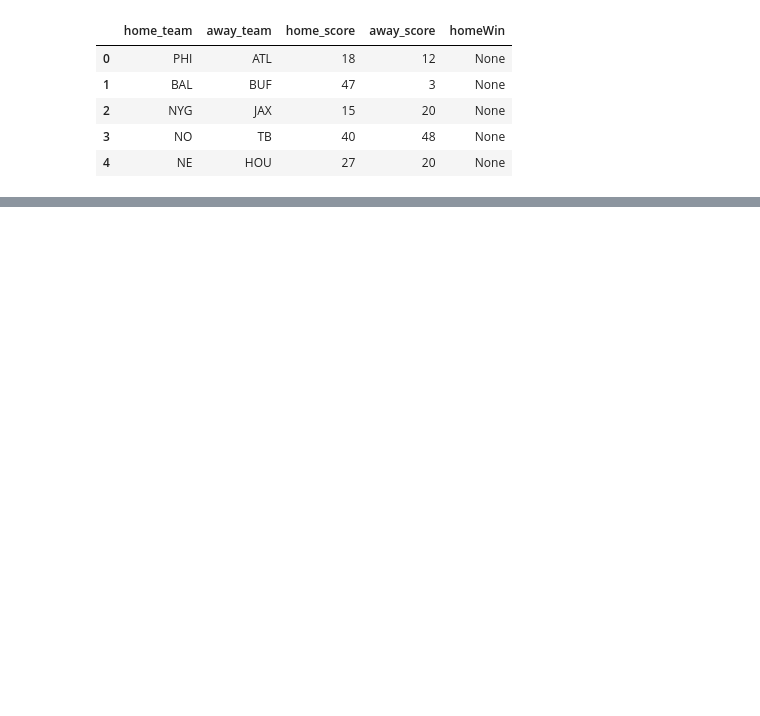
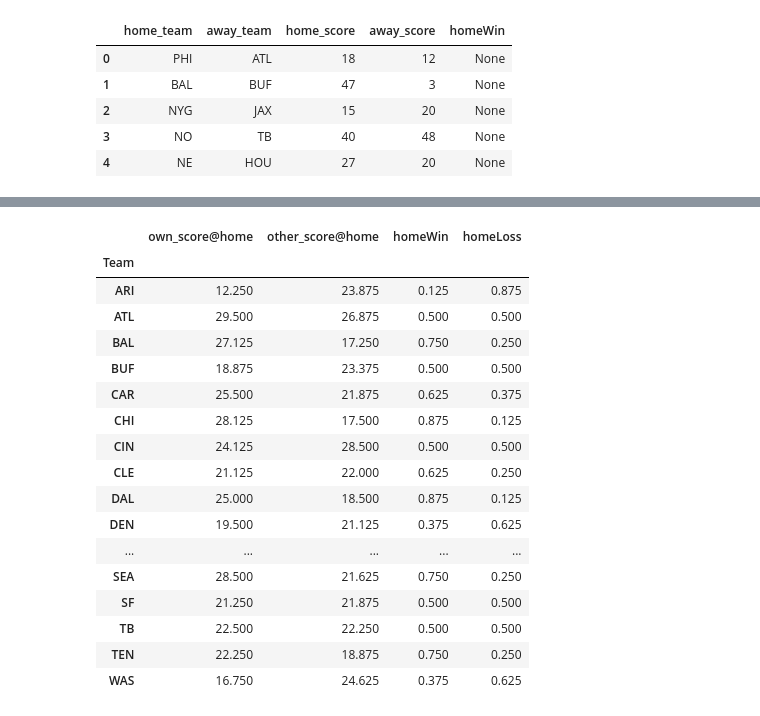
Before and after one commit to Mattyapolis/NFL-Home-Away-Analysis-, a Jupyter notebook: Home Score.ipynb, the cells around one changed output, grey strips where cells are left out. Saved outputs shown, nothing was run; the diff lists cells and outputs as text; code cells hidden in the pictures; blank space fills up the shorter version.

```diff
--- a/Home Score.ipynb
+++ b/Home Score.ipynb
@@ -60,0 +98,22 @@ Summary_Table.head()
+# %%
+HT = TableHT.groupby('Team').mean()
+HT
+# %% [output]
+|  | own_score@home | other_score@home | homeWin | homeLoss |
+| Team |  |  |  |  |
+| ARI | 12.250 | 23.875 | 0.125 | 0.875 |
+| ATL | 29.500 | 26.875 | 0.500 | 0.500 |
+| BAL | 27.125 | 17.250 | 0.750 | 0.250 |
+| BUF | 18.875 | 23.375 | 0.500 | 0.500 |
+| CAR | 25.500 | 21.875 | 0.625 | 0.375 |
+| CHI | 28.125 | 17.500 | 0.875 | 0.125 |
+| CIN | 24.125 | 28.500 | 0.500 | 0.500 |
+| CLE | 21.125 | 22.000 | 0.625 | 0.250 |
+| DAL | 25.000 | 18.500 | 0.875 | 0.125 |
+| DEN | 19.500 | 21.125 | 0.375 | 0.625 |
+| ... | ... | ... | ... | ... |
+| SEA | 28.500 | 21.625 | 0.750 | 0.250 |
+| SF | 21.250 | 21.875 | 0.500 | 0.500 |
+| TB | 22.500 | 22.250 | 0.500 | 0.500 |
+| TEN | 22.250 | 18.875 | 0.750 | 0.250 |
+| WAS | 16.750 | 24.625 | 0.375 | 0.625 |
```
Also changed, not shown: parts of 17 cells of this notebook, 2 other files.
